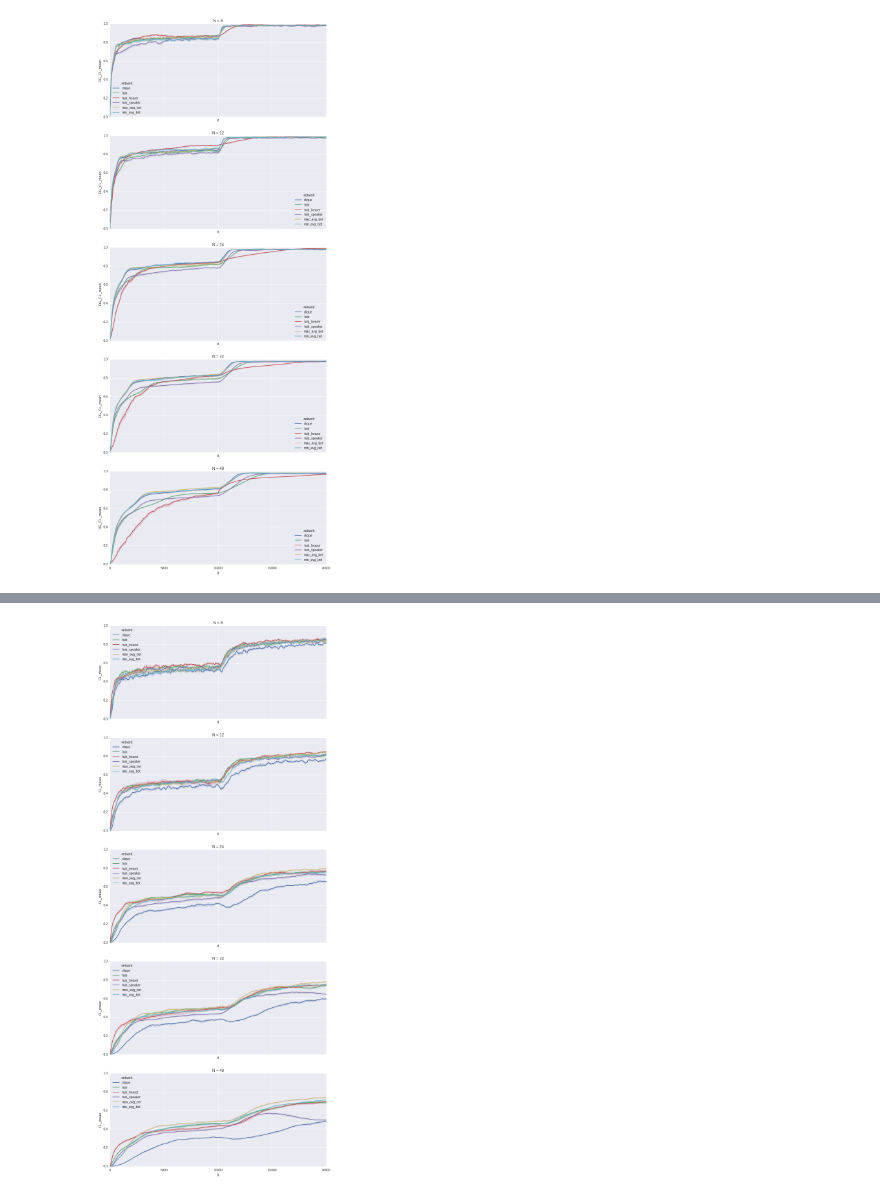
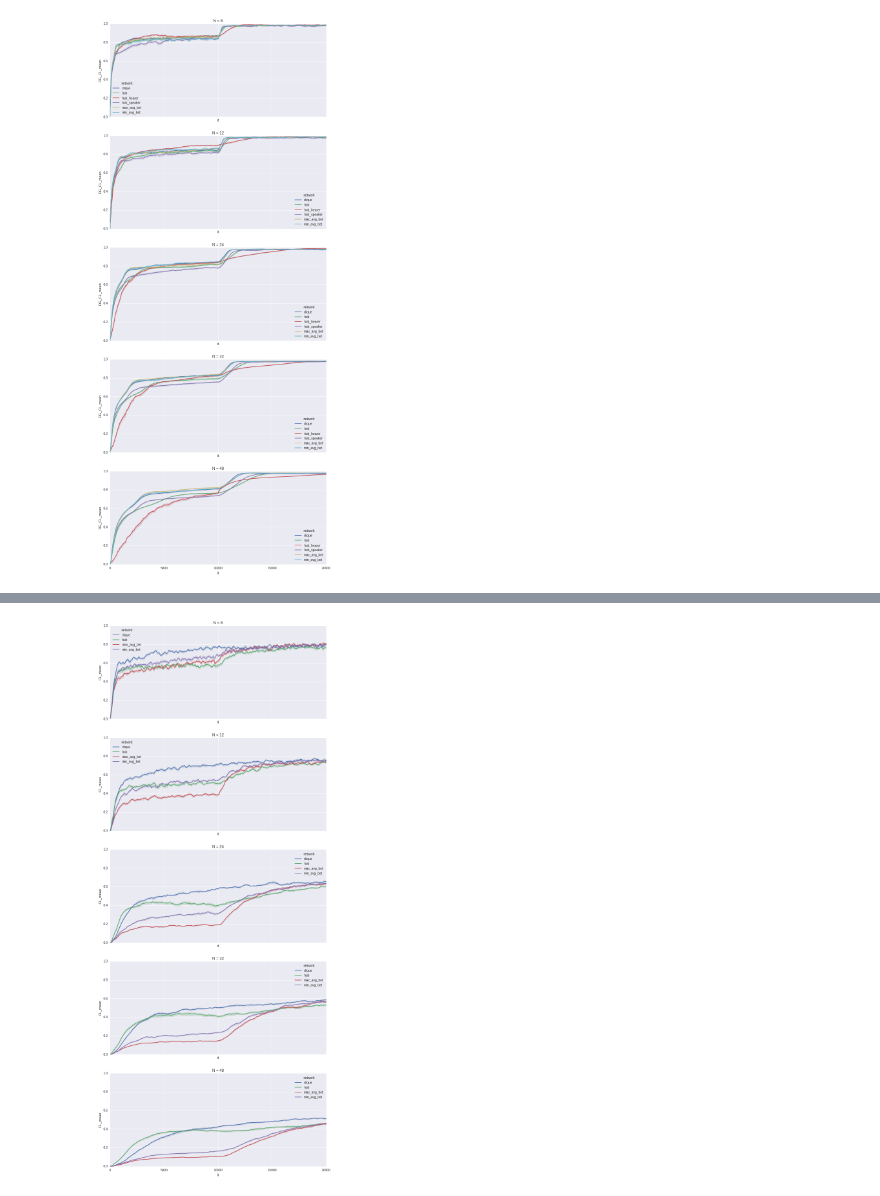
Before and after one commit to zubekj/cog-abm, a Jupyter notebook: extended_sim_analyses.ipynb, the cells around one changed output, grey strips where cells are left out. Drawn from its saved outputs; the diff is of its cells as text; code cells hidden in the pictures.

Commit message:
Updated analyses, more plots

```diff
--- a/extended_sim_analyses.ipynb
+++ b/extended_sim_analyses.ipynb
@@ -62,4 +83,4 @@ plot_sizes(env_shift, "DG_CL")
 # %%
-plot_sizes(env_shift, "CL")
+plot_sizes(top_shift, "CL")
 # %% [output]
-[figure, old version]
+[figure, new version]
```
Also changed, not shown: parts of 7 cells of this notebook.
